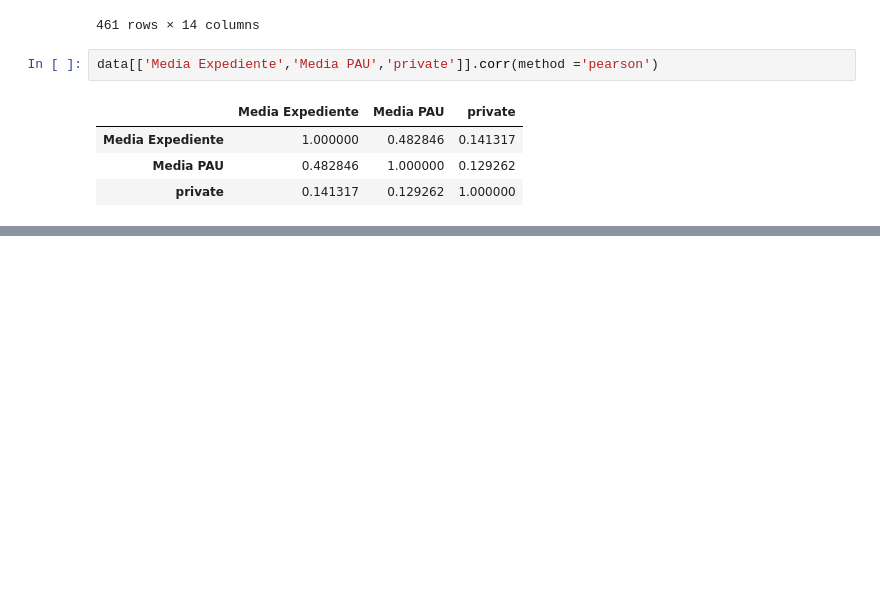
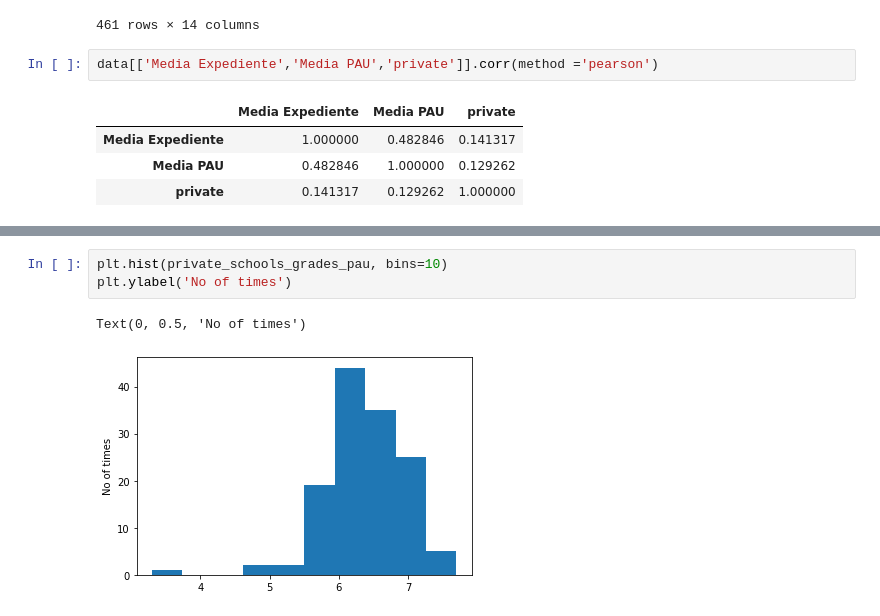
Before and after one commit to Domyy95/CDA, a Jupyter notebook: Correlation with private schools.ipynb, the cells around one changed output, grey strips where cells are left out. Drawn from its saved outputs; the diff is of its cells as text; blank space fills up the shorter version.

```diff
--- a/Correlation with private schools.ipynb
+++ b/Correlation with private schools.ipynb
@@ -28,0 +42,6 @@ data[['Media Expediente','Media PAU','private']].corr(method ='pearson')
+# %%
+plt.hist(private_schools_grades_pau, bins=10)
+plt.ylabel('No of times')
+# %% [output]
+Text(0, 0.5, 'No of times')
+[figure, added]
```
Also changed, not shown: parts of 5 cells of this notebook.
